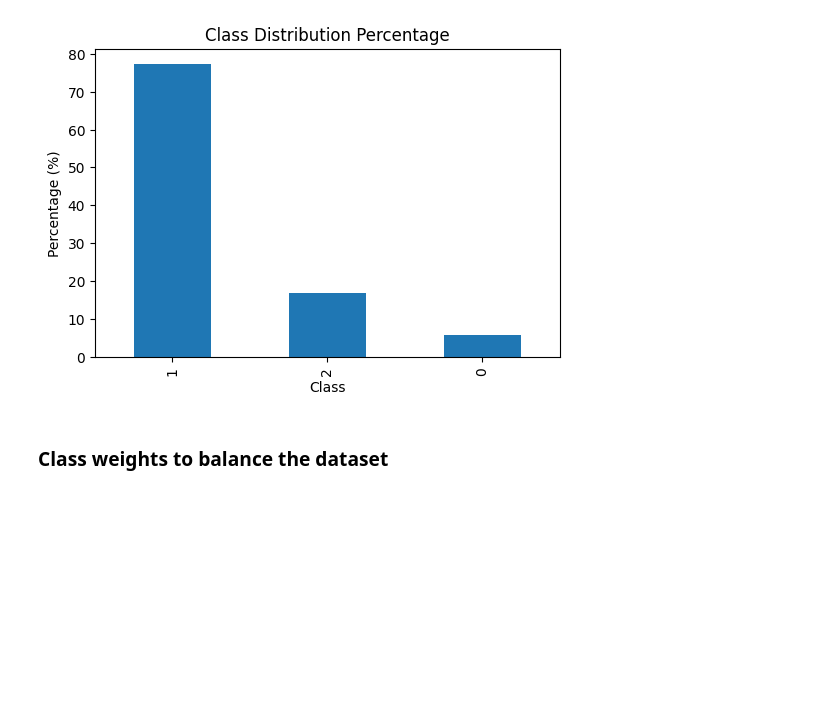
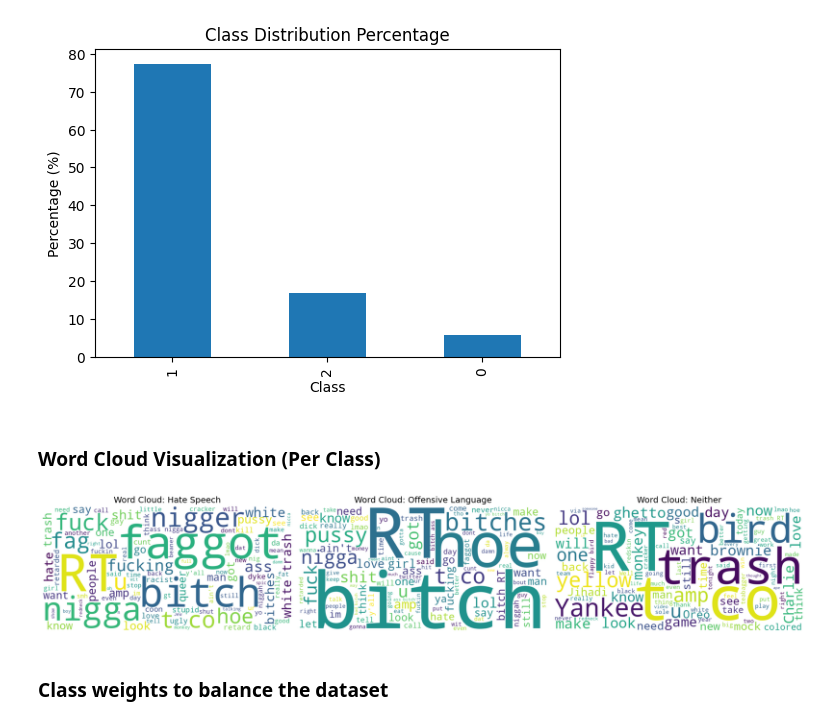
Before and after one commit to HeshamAfandi/Hate-Speech-Detection, a Jupyter notebook: notebook/hate_speech_lstm.ipynb, the cells around one changed output. Saved outputs shown, nothing was run; the diff lists cells and outputs as text; code cells hidden in the pictures; blank space fills up the shorter version.

```diff
--- a/notebook/hate_speech_lstm.ipynb
+++ b/notebook/hate_speech_lstm.ipynb
@@ -122,6 +158,31 @@ plt.title("Class Distribution Percentage")
 plt.show()
 # %% [output]
 [figure]
+# %% [markdown]
+### Word Cloud Visualization (Per Class)
+# %%
+# Word Cloud for each class
+class_names = {0: 'Hate Speech', 1: 'Offensive Language', 2: 'Neither'}
+
+fig, axes = plt.subplots(1, 3, figsize=(18, 5))
+
+for idx, (cls, name) in enumerate(class_names.items()):
+    text = ' '.join(df[df['class'] == cls]['tweet'].values)
+    wordcloud = WordCloud(
+        width=800,
+        height=400,
+        background_color='white',
+        max_words=100
+    ).generate(text)
+
+    axes[idx].imshow(wordcloud, interpolation='bilinear')
+    axes[idx].set_title(f'Word Cloud: {name}', fontsize=14)
+    axes[idx].axis('off')
+
+plt.tight_layout()
+plt.show()
+# %% [output]
+[figure, added]
 # %% [markdown]
 ### Class weights to balance the dataset
 # %%
```
Also changed, not shown: parts of 20 cells of this notebook, 4 other files.
